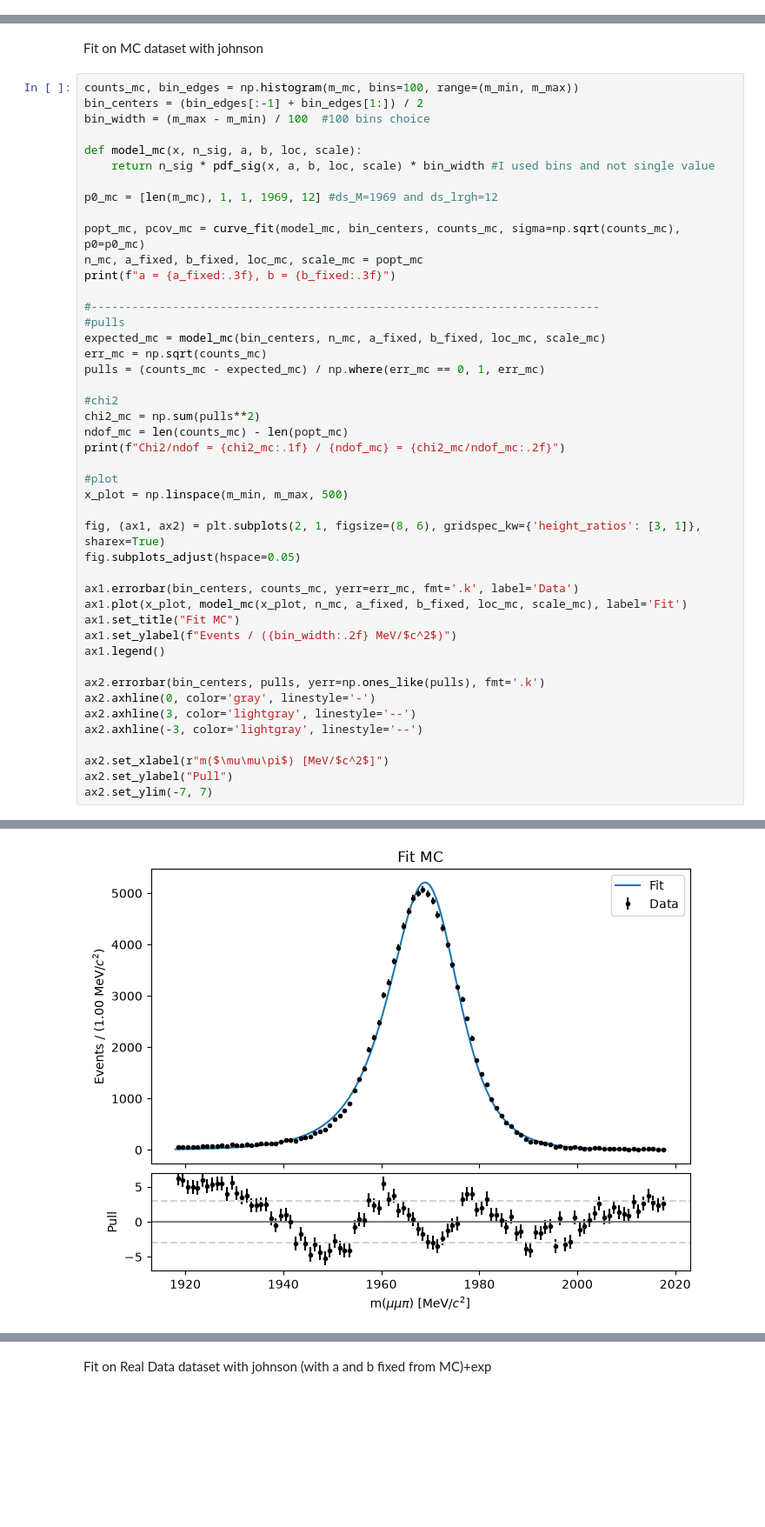
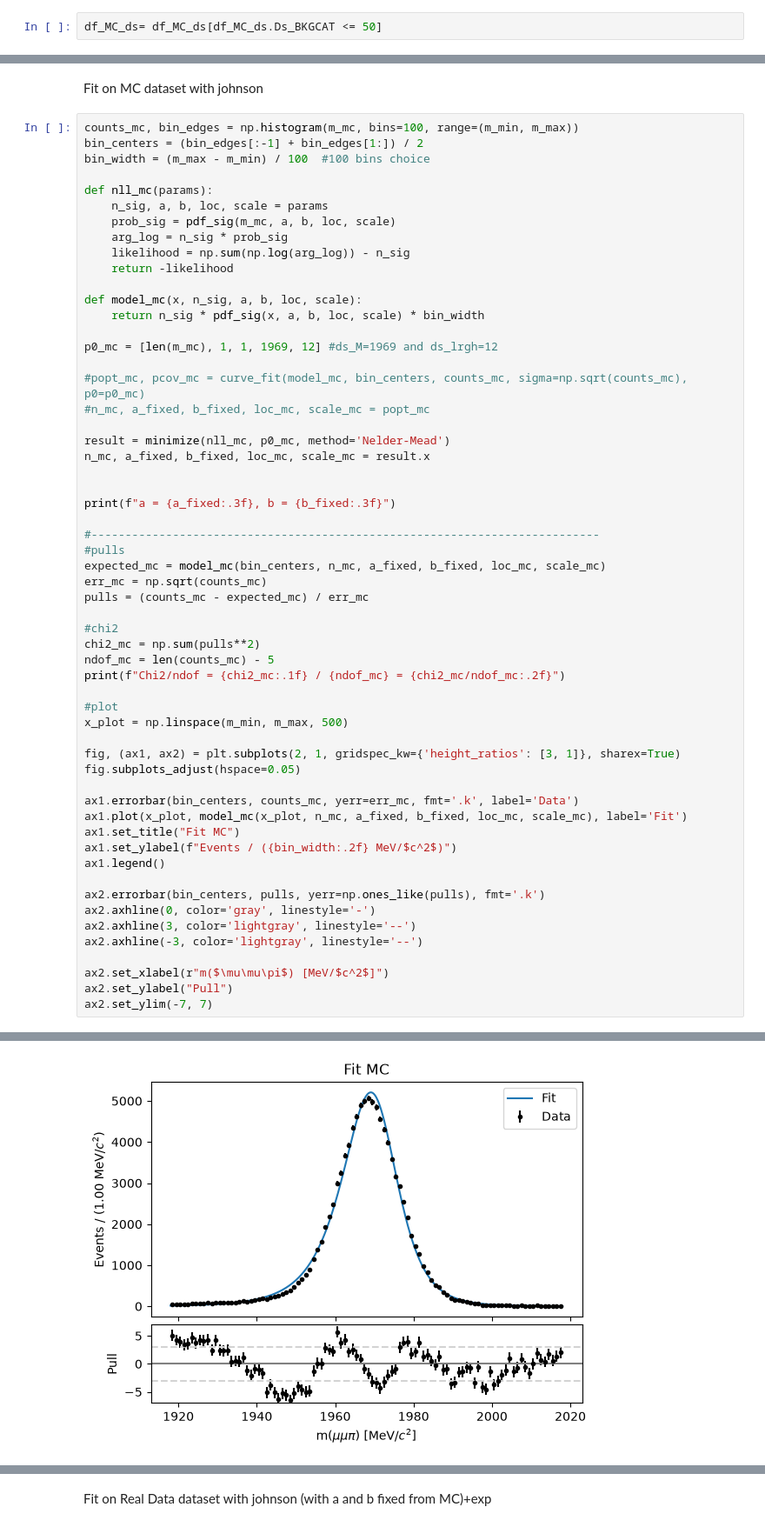
Before and after one commit to lhcb-bicocca/tesi_impicciche, a Jupyter notebook: notebooks/skimming.ipynb, the cells around one changed output, grey strips where cells are left out. Shown at 87% size. Cells and saved outputs as stored; diff of their text form; blank space fills up the shorter version.

```diff
--- a/notebooks/skimming.ipynb
+++ b/notebooks/skimming.ipynb
@@ -163,3 +192,5 @@ print(len(df_MC_ds))
+# %%
+df_MC_ds= df_MC_ds[df_MC_ds.Ds_BKGCAT <= 50]
 # %% [markdown]
 #### Ds-Real_Data
 # %%
@@ -226,30 +257,42 @@ counts_mc, bin_edges = np.histogram(m_mc, bins=100, range=(m_min, m_max))
 bin_centers = (bin_edges[:-1] + bin_edges[1:]) / 2
 bin_width = (m_max - m_min) / 100  #100 bins choice
 
+def nll_mc(params):
+    n_sig, a, b, loc, scale = params
+    prob_sig = pdf_sig(m_mc, a, b, loc, scale)
+    arg_log = n_sig * prob_sig
+    likelihood = np.sum(np.log(arg_log)) - n_sig
+    return -likelihood
+
 def model_mc(x, n_sig, a, b, loc, scale):
-    return n_sig * pdf_sig(x, a, b, loc, scale) * bin_width #I used bins and not single value
+    return n_sig * pdf_sig(x, a, b, loc, scale) * bin_width
 
 p0_mc = [len(m_mc), 1, 1, 1969, 12] #ds_M=1969 and ds_lrgh=12
 
-popt_mc, pcov_mc = curve_fit(model_mc, bin_centers, counts_mc, sigma=np.sqrt(counts_mc), p0=p0_mc)
-n_mc, a_fixed, b_fixed, loc_mc, scale_mc = popt_mc
+#popt_mc, pcov_mc = curve_fit(model_mc, bin_centers, counts_mc, sigma=np.sqrt(counts_mc), p0=p0_mc)
+#n_mc, a_fixed, b_fixed, loc_mc, scale_mc = popt_mc
+
+result = minimize(nll_mc, p0_mc, method='Nelder-Mead')
+n_mc, a_fixed, b_fixed, loc_mc, scale_mc = result.x
+
+
 print(f"a = {a_fixed:.3f}, b = {b_fixed:.3f}")
 
 #---------------------------------------------------------------------------
 #pulls
 expected_mc = model_mc(bin_centers, n_mc, a_fixed, b_fixed, loc_mc, scale_mc)
 err_mc = np.sqrt(counts_mc)
-pulls = (counts_mc - expected_mc) / np.where(err_mc == 0, 1, err_mc)
+pulls = (counts_mc - expected_mc) / err_mc
 
 #chi2
 chi2_mc = np.sum(pulls**2)
-ndof_mc = len(counts_mc) - len(popt_mc)
+ndof_mc = len(counts_mc) - 5
 print(f"Chi2/ndof = {chi2_mc:.1f} / {ndof_mc} = {chi2_mc/ndof_mc:.2f}")
 
 #plot
 x_plot = np.linspace(m_min, m_max, 500)
 
-fig, (ax1, ax2) = plt.subplots(2, 1, figsize=(8, 6), gridspec_kw={'height_ratios': [3, 1]}, sharex=True)
+fig, (ax1, ax2) = plt.subplots(2, 1, gridspec_kw={'height_ratios': [3, 1]}, sharex=True)
 fig.subplots_adjust(hspace=0.05)
 
 ax1.errorbar(bin_centers, counts_mc, yerr=err_mc, fmt='.k', label='Data')
@@ -272,4 +315,4 @@ Chi2/ndof = 918.7 / 95 = 9.67
 (-7.0, 7.0)
-[figure, old version]
+[figure, new version]
 # %% [markdown]
 OBSERVATIONS:
```
Also changed, not shown: parts of 14 cells of this notebook.
